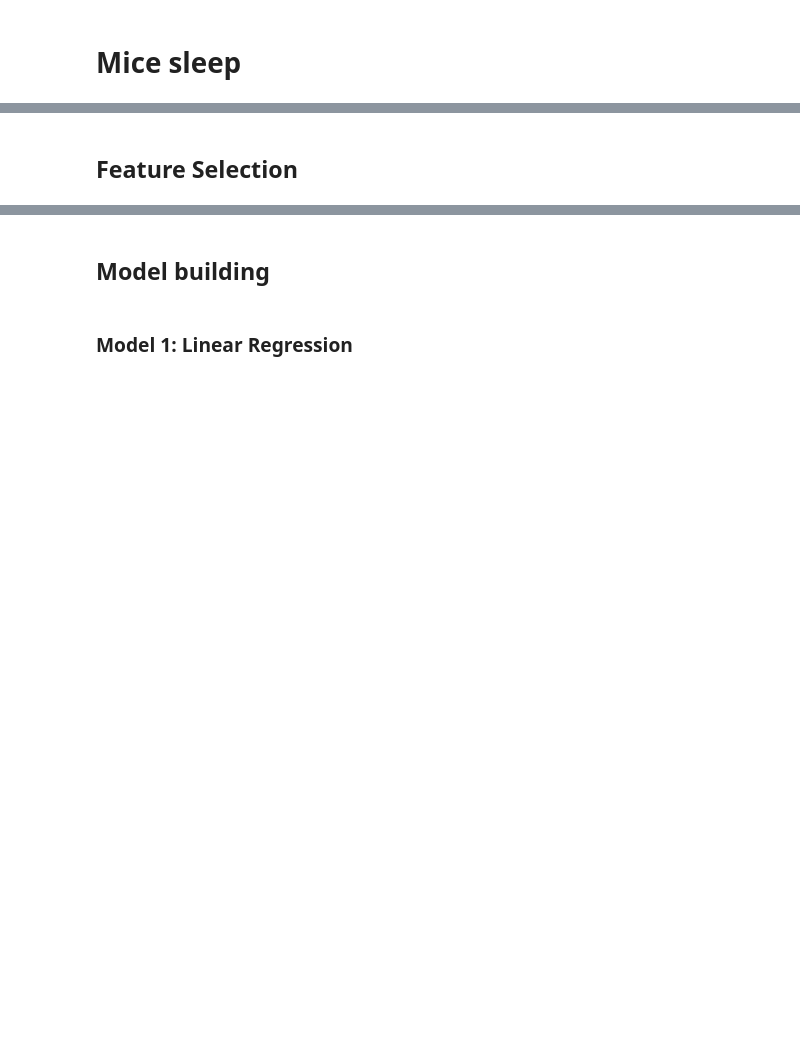
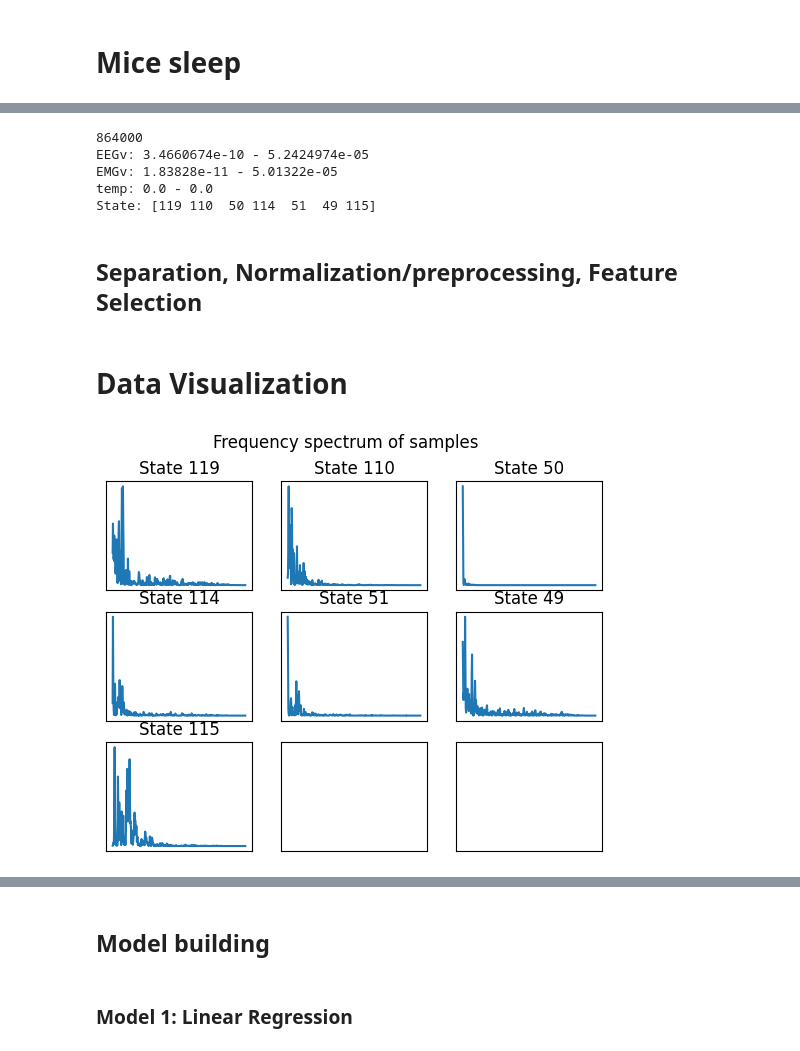
Before and after one commit to b-antwan/MiceSleep, a Jupyter notebook: micesleep.ipynb, the cells around one changed output, grey strips where cells are left out. Cells and saved outputs as stored; diff of their text form; code cells hidden in the pictures; blank space fills up the shorter version.

```diff
--- a/micesleep.ipynb
+++ b/micesleep.ipynb
@@ -12,7 +15,10 @@ import numpy as np
 # EEGv,EMGv,temp : single (4 bytes each)
 # Make a pandas dataframe with the data with appropriate column names
 # Create a dtype with the binary data format and the desired column names
-file = './data/DBA10.smo'
+
+# Read all the .smo files in the data folder
+files = glob.glob('data/*.smo')
+
 dt = [('state', 'i1')]
 for i in range(401):
     dt.append(('bin' + str(i), 'f4'))
@@ -20,19 +26,24 @@ dt.append(('EEGv', 'f4'))
 dt.append(('EMGv', 'f4'))
 dt.append(('temp', 'f4'))
 dt = np.dtype(dt)
-data = np.fromfile(file, dtype=dt)
-# Or if you want to explicitly set the column names
+
+data = np.concatenate([np.fromfile(file, dtype=dt) for file in files[0:20]])
+#data = np.fromfile(files[0], dtype=dt)
 df = pd.DataFrame.from_records(data)
-
-# Normalize the state column as it is a categorical variable
-df['state'] = df['state'].astype('category')
-df['state'] = df['state'].cat.codes
-
 # Keep only the first 2 out of 4 days of data
 df = df[:int(len(df)/2)]
 
-# Split the data into train and test sets
-from sklearn.model_selection import train_test_split
-X_train, X_test, y_train, y_test = train_test_split(df.drop('state', axis=1), df['state'], test_size=0.2, random_state=42)
+# Print the ranges of each column
+print(len(df))
+print("EEGv:", df['EEGv'].min(), "-", df['EEGv'].max())
+print("EMGv:", df['EMGv'].min(), "-", df['EMGv'].max())
+print("temp:", df['temp'].min(), "-", df['temp'].max())
+print("State:", df['state'].unique())
+# %% [output]
+864000
+EEGv: 3.4660674e-10 - 5.2424974e-05
+EMGv: 1.83828e-11 - 5.01322e-05
+temp: 0.0 - 0.0
+State: [119 110  50 114  51  49 115]
 # %% [markdown]
-## Feature Selection
+## Separation, Normalization/preprocessing, Feature Selection
@@ -41,0 +50,27 @@ X_train, X_test, y_train, y_test = train_test_split(df.drop('state', axis=1), df
+# %% [markdown]
+# Data Visualization
+# %%
+states = df['state'].unique()
+# Pick a sample for each possible state
+samples = []
+for i in states:
+    samples.append(df[df['state'] == i].sample(1))
+
+# Plot the samples frequency spectrum in a grid
+# Disable axis numbers and ticks
+plt.rcParams['xtick.bottom'] = False
+plt.rcParams['xtick.labelbottom'] = False
+plt.rcParams['ytick.left'] = False
+plt.rcParams['ytick.labelleft'] = False
+fig, axs = plt.subplots(3, 3)
+fig.suptitle('Frequency spectrum of samples')
+from itertools import product
+
+subplot_indices = list(product(range(3), range(3)))
+for i, sample in enumerate(samples):
+    subplot_index = subplot_indices[i]
+    axs[subplot_index[0], subplot_index[1]].plot(sample.iloc[:, 1:401].mean())
+    axs[subplot_index[0], subplot_index[1]].set_title('State ' + str(sample['state'].iloc[0]))
+plt.show()
+# %% [output]
+[figure, added]
```
Also changed, not shown: parts of 14 cells of this notebook.
